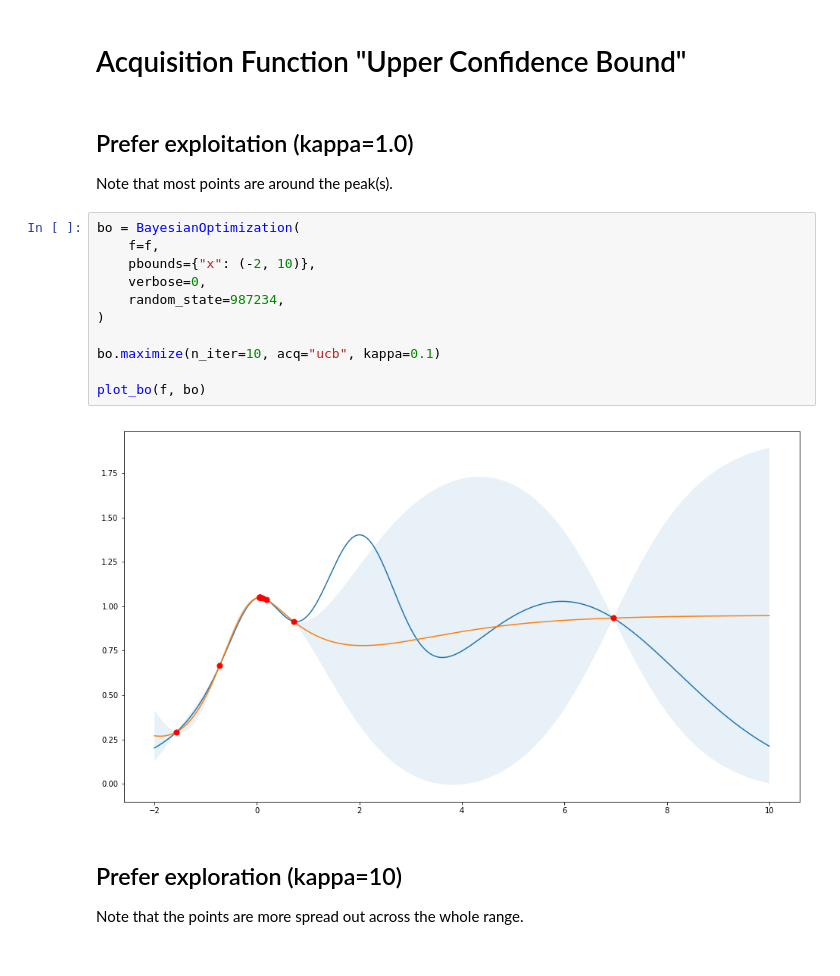
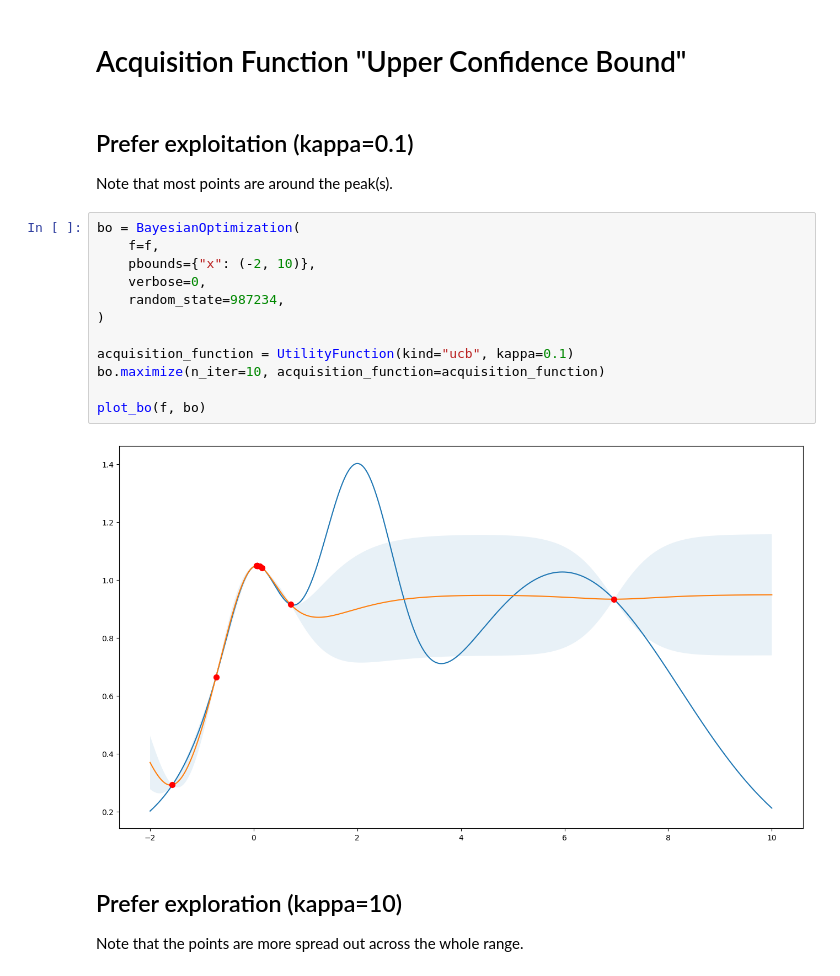
Before and after one commit to bayesian-optimization/BayesianOptimization, a Jupyter notebook: examples/exploitation_vs_exploration.ipynb, the cells around one changed output. Cells and saved outputs as stored; diff of their text form.

```diff
--- a/examples/exploitation_vs_exploration.ipynb
+++ b/examples/exploitation_vs_exploration.ipynb
@@ -36,22 +37,23 @@ def plot_bo(f, bo):
 # %% [markdown]
 # Acquisition Function "Upper Confidence Bound"
 # %% [markdown]
-## Prefer exploitation (kappa=1.0)
+## Prefer exploitation (kappa=0.1)
 
 Note that most points are around the peak(s).
 # %%
 bo = BayesianOptimization(
     f=f,
     pbounds={"x": (-2, 10)},
     verbose=0,
     random_state=987234,
 )
 
-bo.maximize(n_iter=10, acq="ucb", kappa=0.1)
+acquisition_function = UtilityFunction(kind="ucb", kappa=0.1)
+bo.maximize(n_iter=10, acquisition_function=acquisition_function)
 
 plot_bo(f, bo)
 # %% [output]
-[figure, old version]
+[figure, new version]
 # %% [markdown]
 ## Prefer exploration (kappa=10)
 
```
Also changed, not shown: parts of 8 cells of this notebook, 4 other files.
